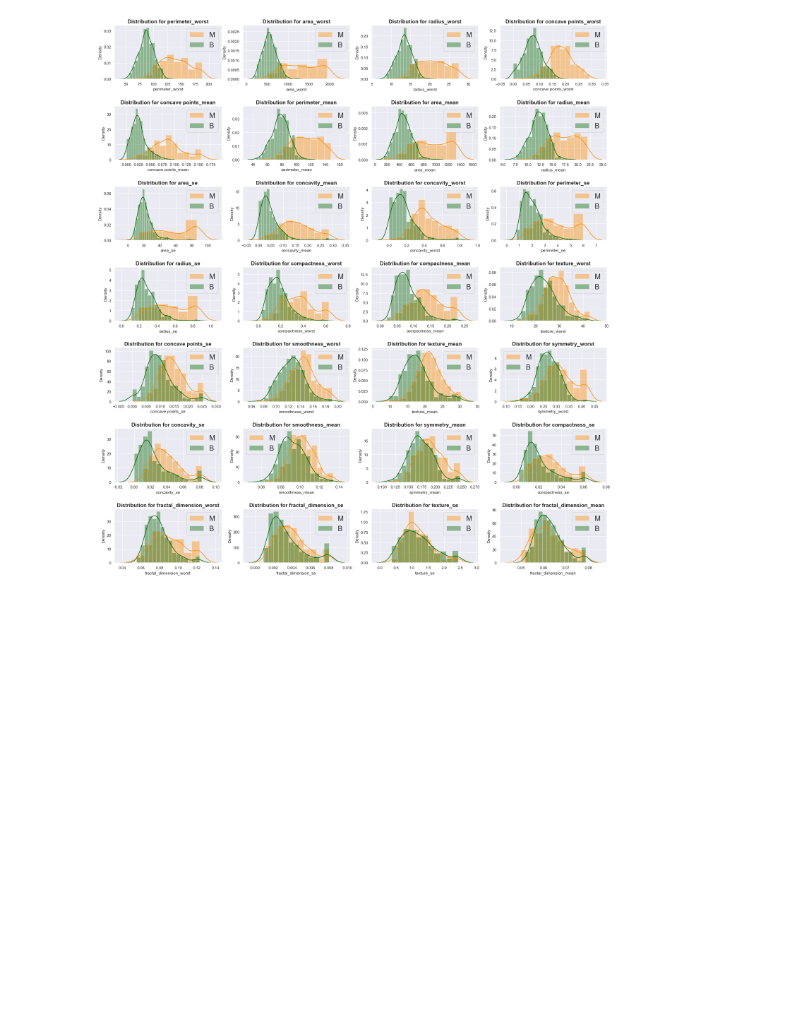
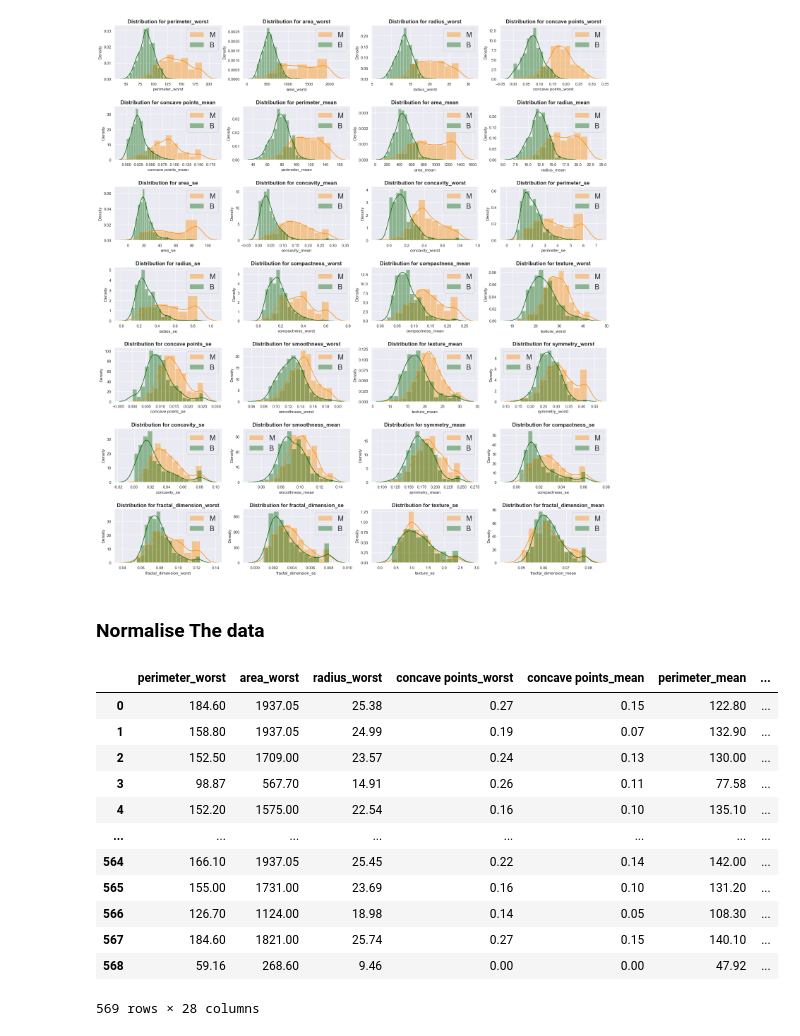
Before and after one commit to gezish/causal_inference_using_ml, a Jupyter notebook: notebooks/causal_graph.ipynb, the cells around one changed output. Saved outputs shown, nothing was run; the diff lists cells and outputs as text; code cells hidden in the pictures; blank space fills up the shorter version.

```diff
--- a/notebooks/causal_graph.ipynb
+++ b/notebooks/causal_graph.ipynb
@@ -74,3 +73,22 @@ for i, column in enumerate(x.columns[1:]):
 plt.show()
 # %% [output]
 [figure]
+# %% [markdown]
+### Normalise The data
+# %%
+features = x.iloc[:, 1:]
+features
+# %% [output]
+|  | perimeter_worst | area_worst | radius_worst | concave points_worst | concave points_mean | perimeter_mean | ... |
+| 0 | 184.60 | 1937.05 | 25.38 | 0.27 | 0.15 | 122.80 | ... |
+| 1 | 158.80 | 1937.05 | 24.99 | 0.19 | 0.07 | 132.90 | ... |
+| 2 | 152.50 | 1709.00 | 23.57 | 0.24 | 0.13 | 130.00 | ... |
+| 3 | 98.87 | 567.70 | 14.91 | 0.26 | 0.11 | 77.58 | ... |
+| 4 | 152.20 | 1575.00 | 22.54 | 0.16 | 0.10 | 135.10 | ... |
+| ... | ... | ... | ... | ... | ... | ... | ... |
+| 564 | 166.10 | 1937.05 | 25.45 | 0.22 | 0.14 | 142.00 | ... |
+| 565 | 155.00 | 1731.00 | 23.69 | 0.16 | 0.10 | 131.20 | ... |
+| 566 | 126.70 | 1124.00 | 18.98 | 0.14 | 0.05 | 108.30 | ... |
+| 567 | 184.60 | 1821.00 | 25.74 | 0.27 | 0.15 | 140.10 | ... |
+| 568 | 59.16 | 268.60 | 9.46 | 0.00 | 0.00 | 47.92 | ... |
+569 rows × 28 columns
```
Also changed, not shown: parts of 11 cells of this notebook.
